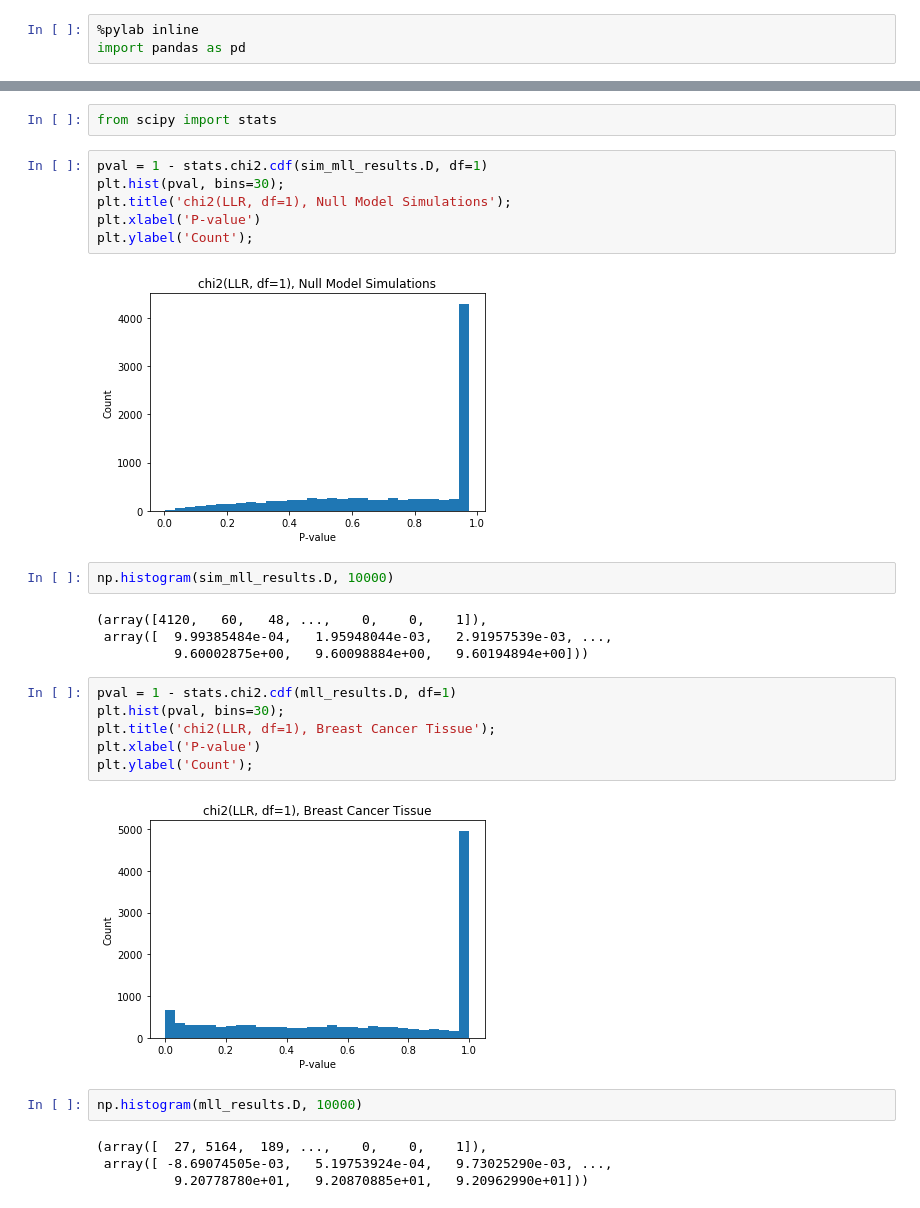
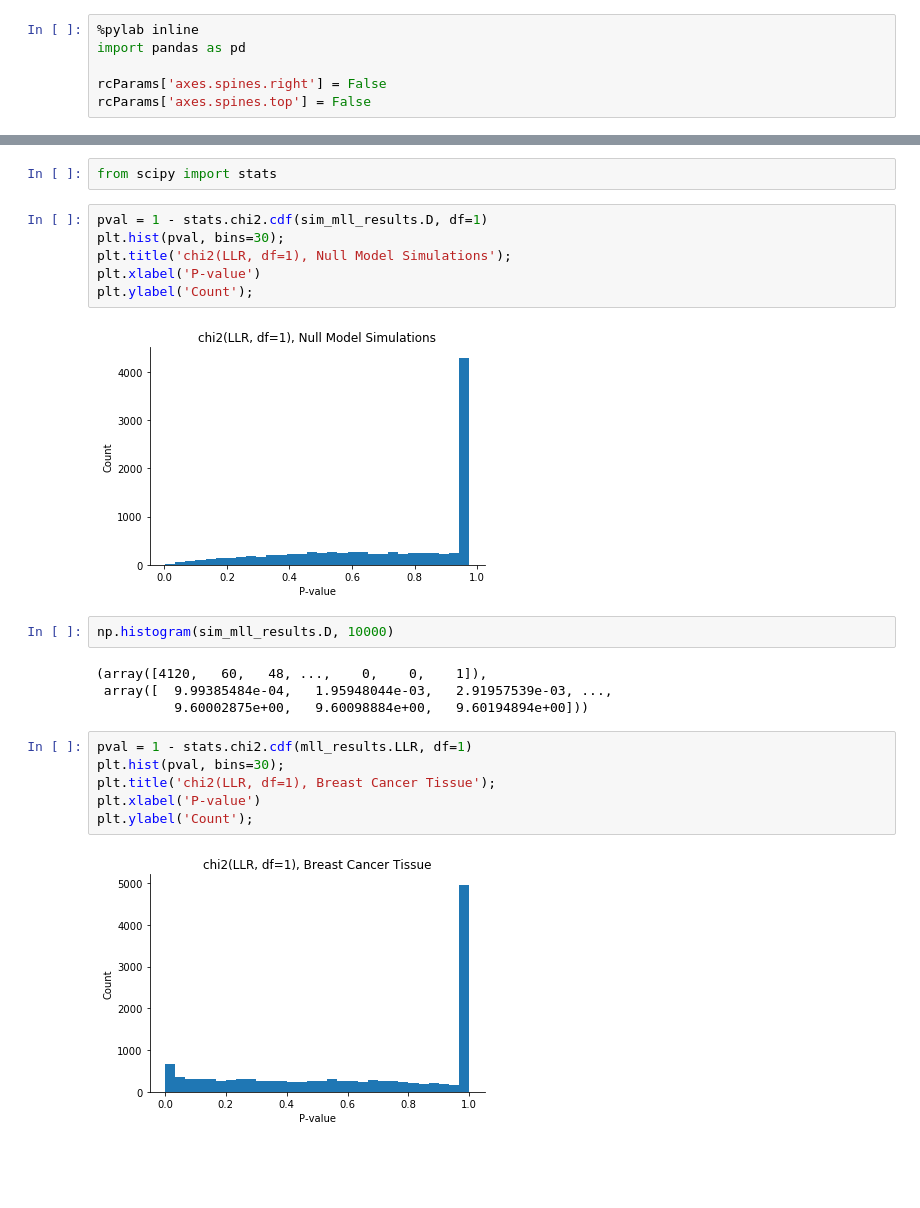
Before and after one commit to Teichlab/SpatialDE, a Jupyter notebook: Analysis/Theory/P-value estimation.ipynb, the cells around one changed output, grey strips where cells are left out. Saved outputs shown, nothing was run; the diff lists cells and outputs as text; blank space fills up the shorter version.

```diff
--- a/Analysis/Theory/P-value estimation.ipynb
+++ b/Analysis/Theory/P-value estimation.ipynb
@@ -1,6 +1,9 @@
 # %%
 %pylab inline
 import pandas as pd
+
+rcParams['axes.spines.right'] = False
+rcParams['axes.spines.top'] = False
 # %% [output]
 Populating the interactive namespace from numpy and matplotlib
 # %%
@@ -36,7 +39,7 @@ plt.title('chi2(LLR, df=1), Null Model Simulations');
 plt.xlabel('P-value')
 plt.ylabel('Count');
 # %% [output]
-[figure, old version]
+[figure, new version]
 # %%
 np.histogram(sim_mll_results.D, 10000)
 # %% [output]
@@ -44,16 +47,10 @@ np.histogram(sim_mll_results.D, 10000)
  array([  9.99385484e-04,   1.95948044e-03,   2.91957539e-03, ...,
           9.60002875e+00,   9.60098884e+00,   9.60194894e+00]))
 # %%
-pval = 1 - stats.chi2.cdf(mll_results.D, df=1)
+pval = 1 - stats.chi2.cdf(mll_results.LLR, df=1)
 plt.hist(pval, bins=30);
 plt.title('chi2(LLR, df=1), Breast Cancer Tissue');
 plt.xlabel('P-value')
 plt.ylabel('Count');
 # %% [output]
-[figure, old version]
+[figure, new version]
-# %%
-np.histogram(mll_results.D, 10000)
-# %% [output]
-(array([  27, 5164,  189, ...,    0,    0,    1]),
- array([ -8.69074505e-03,   5.19753924e-04,   9.73025290e-03, ...,
-          9.20778780e+01,   9.20870885e+01,   9.20962990e+01]))
```
Also changed, not shown: parts of 18 cells of this notebook.
